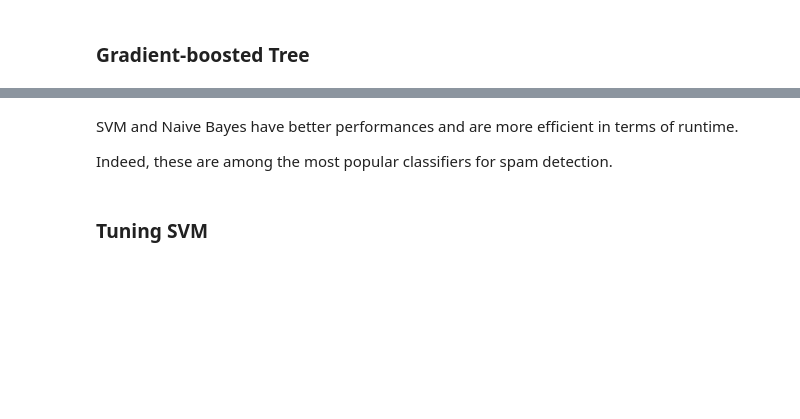
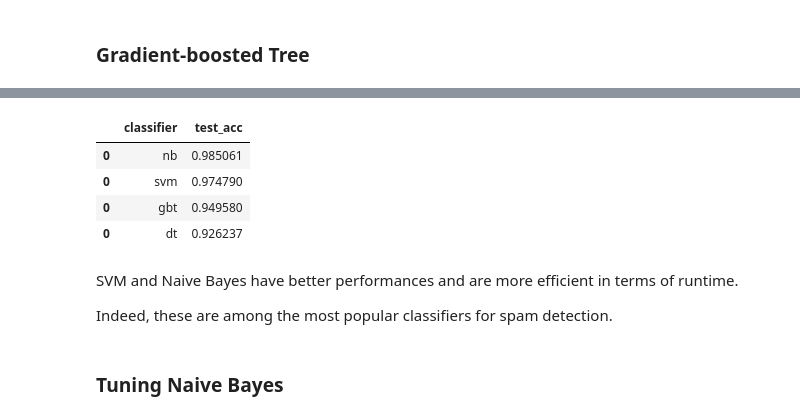
Before and after one commit to lullaby1024/Spam_Detection, a Jupyter notebook: spam_detection.ipynb, the cells around one changed output, grey strips where cells are left out. Cells and saved outputs as stored; diff of their text form; code cells hidden in the pictures; blank space fills up the shorter version.

```diff
--- a/spam_detection.ipynb
+++ b/spam_detection.ipynb
@@ -244,0 +279,2 @@ fit_model(nb)
+# %%
+model_results = fit_model('nb')
@@ -251,0 +294,2 @@ fit_model(svm)
+# %%
+model_results = fit_model('svm', results=model_results)
@@ -259,0 +300,2 @@ fit_model(dt)
+# %%
+model_results = fit_model('dt', results=model_results)
@@ -267,0 +306,2 @@ fit_model(gbt)
+# %%
+model_results = fit_model('gbt', results=model_results)
@@ -268,7 +310,15 @@ fit_model(gbt)
+# %%
+model_results.sort_values(by='test_acc', ascending=False)
+# %% [output]
+|  | classifier | test_acc |
+| 0 | nb | 0.985061 |
+| 0 | svm | 0.974790 |
+| 0 | gbt | 0.949580 |
+| 0 | dt | 0.926237 |
 # %% [markdown]
 SVM and Naive Bayes have better performances and are more efficient in terms of runtime.
 
 Indeed, these are among the most popular classifiers for spam detection.
 # %% [markdown]
-### Tuning SVM
+### Tuning Naive Bayes
 # %%
```
Also changed, not shown: parts of 27 cells of this notebook.
